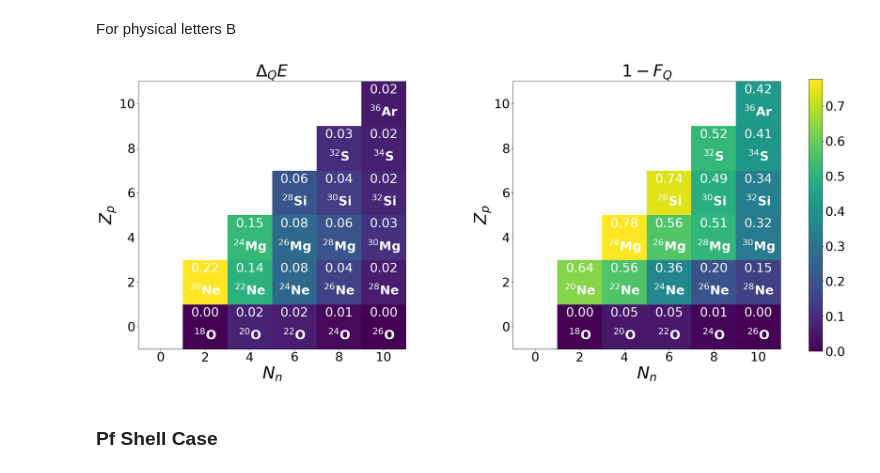
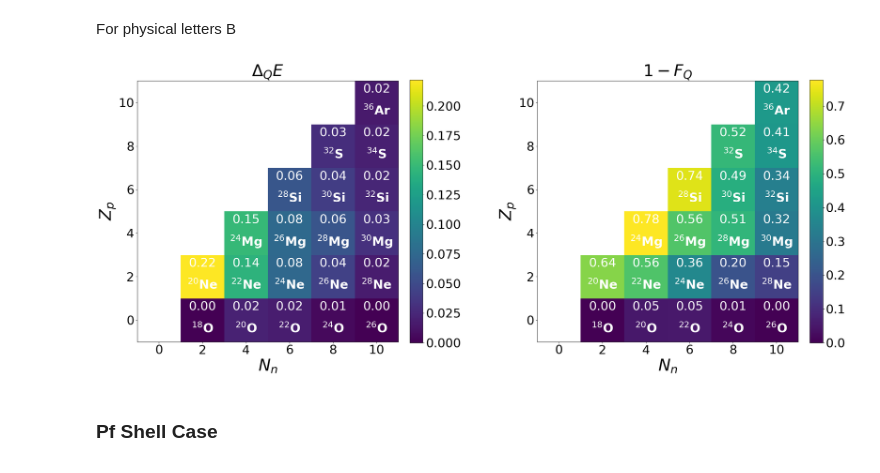
Before and after one commit to emacosta95/2nd_qa4nsm, a Jupyter notebook: AnalysisQHQ.ipynb, the cells around one changed output. Cells and saved outputs as stored; diff of their text form; code cells hidden in the pictures.

```diff
--- a/AnalysisQHQ.ipynb
+++ b/AnalysisQHQ.ipynb
@@ -413,6 +413,7 @@ title=r'$^{18}$O'
 
 #Quadrupole Operator
 energy_errors=[]
+abs_energy_errors=[]
 fidelities=[]
 for idx,npart in enumerate(nparts):
     nparticles_a,nparticles_b=npart
@@ -452,6 +453,7 @@ for idx,npart in enumerate(nparts):
     psi_q=QPC.particles2quasiparticles.T @ psi_q[:,0].get()
     delta=np.abs((egs_qq[0].get()-egs[0].get())/egs[0].get())
     energy_errors.append(delta)
+    abs_energy_errors.append(np.abs(egs_qq[0].get()-egs[0].get()))
 
     fidelity=(psi_q[:].dot(psi0[:,0].get())).conjugate()*(psi_q[:].dot(psi0[:,0].get()))
     fidelities.append(1-fidelity.item())
@@ -597,6 +599,8 @@ fig.subplots_adjust(wspace=0.4)  # increase spacing between subplots (default is
 
 ### ---------- First plot: Δ_Q E ---------- ###
 values = energy_errors
+
+values= abs_energy_errors
 
 protons = [0, 2, 4, 6,8,10]
 neutrons = [0, 2, 4, 6, 8, 10]
@@ -616,6 +620,9 @@ ax[0].set_yticklabels(protons, fontsize=30)
 ax[0].set_xlabel(r"$N_n$", fontsize=40)
 ax[0].set_ylabel(r"$Z_p$", fontsize=40)
 ax[0].set_title(r'$\Delta_Q E$', fontsize=40)
+
+cbar = fig.colorbar(im0, ax=ax[0], location='right', fraction=0.046, pad=0.04,shrink=0.78)
+cbar.ax.tick_params(labelsize=30)
 
 for (n, p), title, val in zip(nparts, titles, values):
     i, j = p_idx[p], n_idx[n]
@@ -632,36 +639,36 @@ values = fidelities
 matrix = np.full((len(protons), len(neutrons)), np.nan)
 for (n, p), val in zip(nparts, values):
     matrix[p_idx[p], n_idx[n]] = val
 
 im1 = ax[1].imshow(matrix, cmap='viridis', origin='lower')
 
 ax[1].set_xticks(np.arange(len(neutrons)))
 ax[1].set_yticks(np.arange(len(protons)))
 ax[1].set_xticklabels(neutrons, fontsize=20)
 ax[1].set_yticklabels(protons, fontsize=20)
 ax[1].set_xlabel(r"$N_n$", fontsize=40)
 ax[1].set_ylabel(r"$Z_p$", fontsize=40)
 ax[1].set_title(r'$1-F_Q$', fontsize=40)
 ax[1].tick_params(labelsize=30)
 
 for (n, p), title, val in zip(nparts, titles, values):
     i, j = p_idx[p], n_idx[n]
     if not np.isnan(val):
         ax[1].text(j, i - 0.2, f"{title}", ha='center', va='center',
                    color='white', fontsize=30, weight='bold')
         ax[1].text(j, i + 0.3, f"{val:.2f}", ha='center', va='center',
                    color='white', fontsize=30)
 
 
 ### ---------- Single shared colorbar ---------- ###
 # Use the last heatmap (im1) just for reference; both use same colormap
-cbar = fig.colorbar(im1, ax=ax, location='right', fraction=0.046, pad=0.04,shrink=0.78)
+cbar = fig.colorbar(im1, ax=ax[1], location='right', fraction=0.046, pad=0.04,shrink=0.78)
 cbar.ax.tick_params(labelsize=30)
 #cbar.set_label(r'Color scale', fontsize=20)  # <- change label if needed
-plt.savefig("fig1.pdf", format="pdf", bbox_inches="tight")
+plt.savefig("fig1_abs.pdf", format="pdf", bbox_inches="tight")
 plt.show()
 # %% [output]
-[figure, old version]
+[figure, new version]
 # %% [markdown]
 ### Pf Shell Case
 # %% [markdown]
```
Also changed, not shown: 7 other files.
